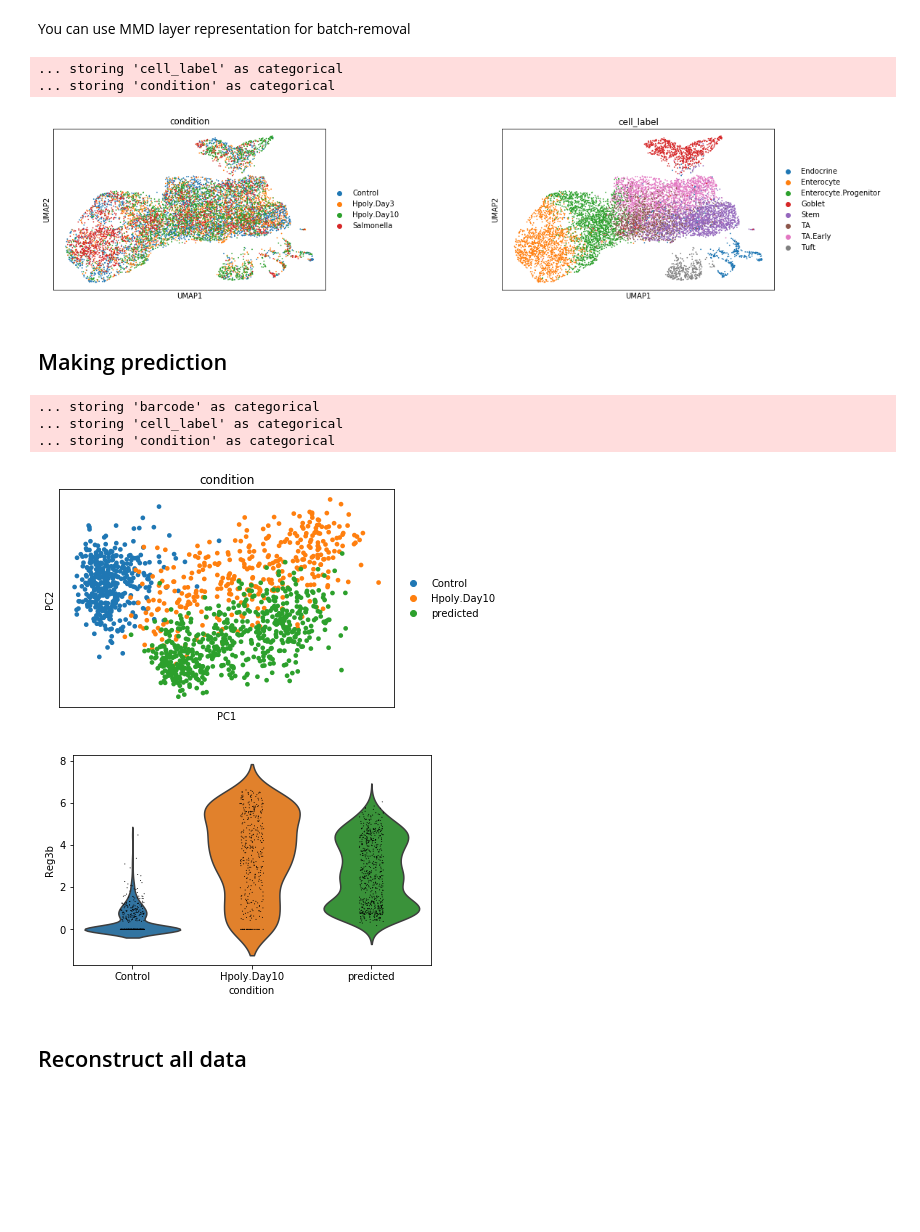
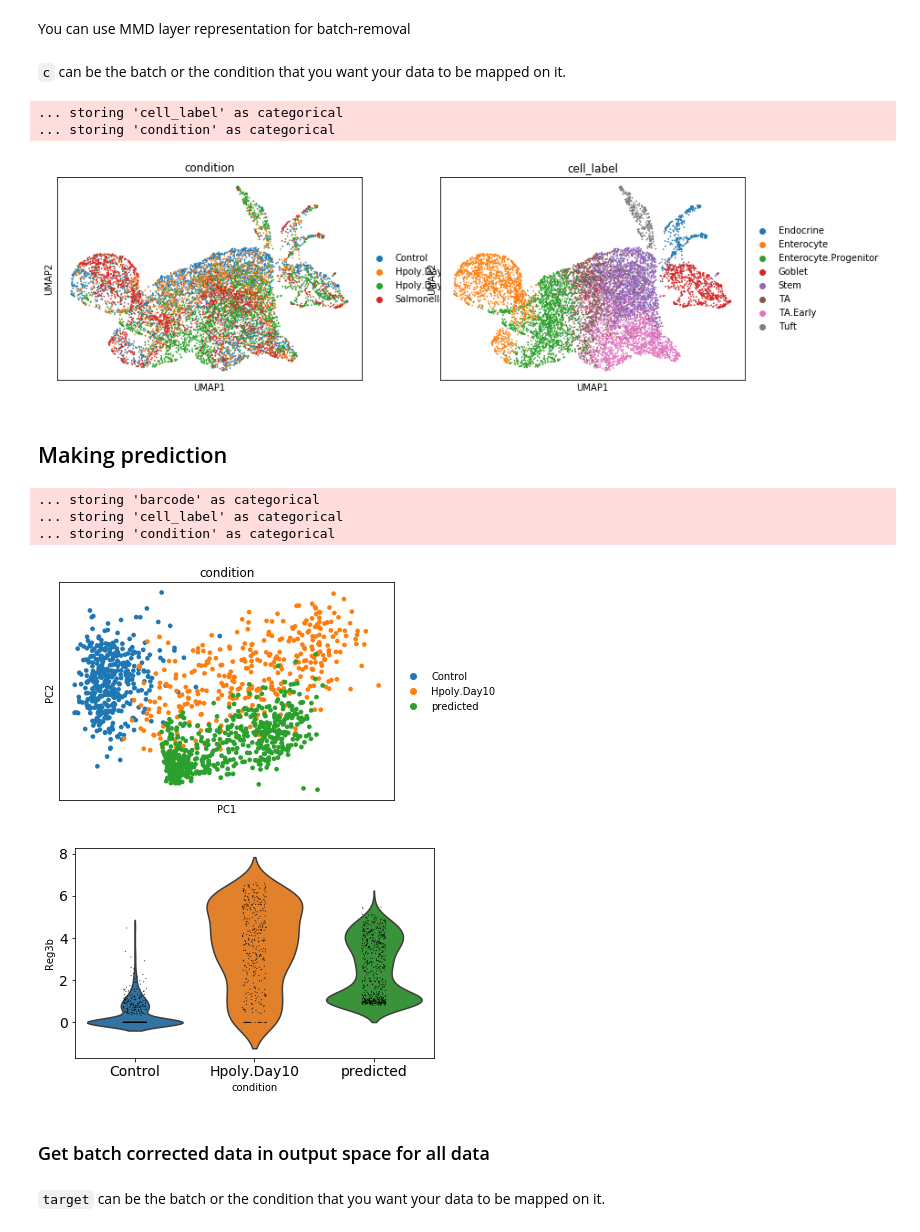
Before and after one commit to theislab/trvaep, a Jupyter notebook: example/multi_condition_sample.ipynb, the cells around one changed output. Saved outputs shown, nothing was run; the diff lists cells and outputs as text; code cells hidden in the pictures; blank space fills up the shorter version.

```diff
--- a/example/multi_condition_sample.ipynb
+++ b/example/multi_condition_sample.ipynb
@@ -12,6 +13,7 @@ sc.pp.log1p(adata)
 sc.pp.highly_variable_genes(adata, n_top_genes=2000)
 adata = adata[:, adata.var['highly_variable']]
 n_conditions = adata.obs["condition"].unique().shape[0]
+condition_key = "condition"
 # %%
 adata_train = adata[~((adata.obs["cell_label"] == "TA")
                       & (adata.obs["condition"] == "Hpoly.Day10"))]
@@ -29,8 +31,7 @@ sc.pl.umap(adata_train, color=["condition", "cell_label"], wspace=.4)
 ## creating model object
 # %%
 model = trvaep.CVAE(adata_train.n_vars, num_classes=n_conditions,
-            encoder_layer_sizes=[64], decoder_layer_sizes=[64], latent_dim=10, alpha=0.0001,
-            use_mmd=True, beta=1)
+            output_activation="ReLU", encoder_layer_sizes=[64, 32], decoder_layer_sizes=[32, 64], use_mmd=True, beta=1)
 # %% [markdown]
 ### Make a trainer object
 # %%
@@ -41,19 +60,21 @@ trainer.train_trvae(200, 512)
 ## visualizing the MMD latent space
 # %% [markdown]
 You can use MMD layer representation for batch-removal
+# %% [markdown]
+`c` can be the batch or the condition that you want your data to be mapped on it.
 # %%
 latent_y = model.get_y(
-    adata.X, model.label_encoder.transform(adata.obs["condition"]))
+    adata.X, c=model.label_encoder.transform(np.tile(np.array("Control"), len(adata))))
 adata_latent = sc.AnnData(latent_y)
 adata_latent.obs["cell_label"] = adata.obs["cell_label"].tolist()
-adata_latent.obs["condition"] = adata.obs["condition"].tolist()
+adata_latent.obs[condition_key] = adata.obs[condition_key].tolist()
 sc.pp.neighbors(adata_latent)
 sc.tl.umap(adata_latent)
-sc.pl.umap(adata_latent, color=["condition", "cell_label"], wspace=.5)
+sc.pl.umap(adata_latent, color=[condition_key, "cell_label"])
 # %% [output]
 ... storing 'cell_label' as categorical
 ... storing 'condition' as categorical
-[figure, old version]
+[figure, new version]
 # %% [markdown]
 ## Making prediction
 # %%
@@ -74,7 +95,9 @@ sc.pl.violin(all_adata, keys="Reg3b", groupby="condition")
 ... storing 'barcode' as categorical
 ... storing 'cell_label' as categorical
 ... storing 'condition' as categorical
-[figure, old version]
+[figure, new version]
-[figure, old version]
+[figure, new version]
-# %% [markdown]
-## Reconstruct all data
+# %% [markdown]
+### Get batch corrected data in output space for all data
+# %% [markdown]
+`target` can be the batch or the condition that you want your data to be mapped on it.
```
Also changed, not shown: parts of 8 cells of this notebook, 3 other files.
